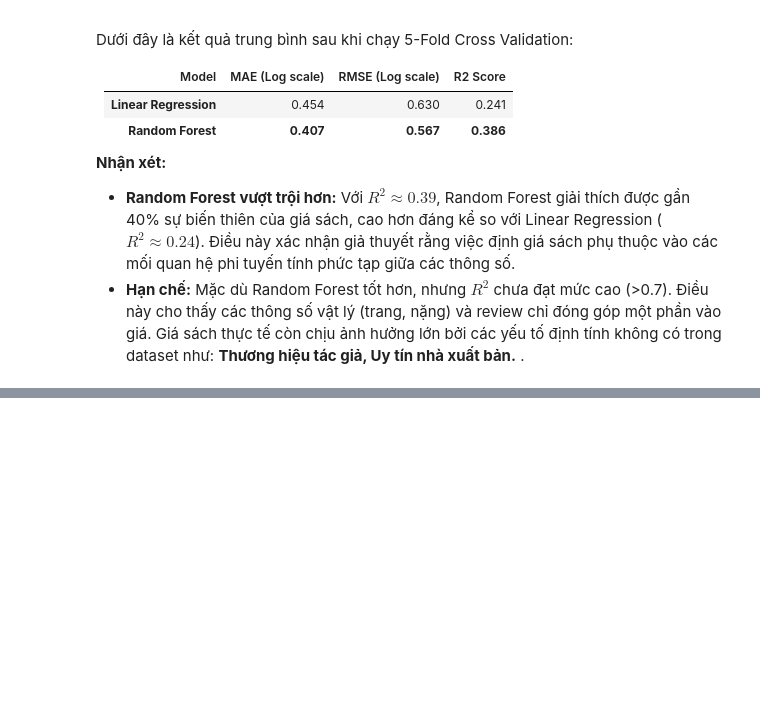
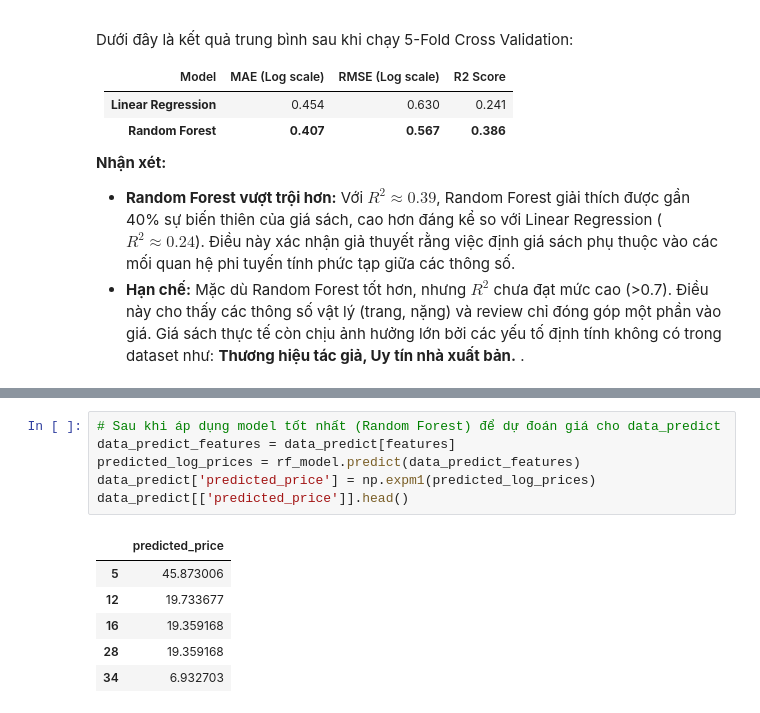
Before and after one commit to dihungg/amazonbook, a Jupyter notebook: Question.ipynb, the cells around one changed output, grey strips where cells are left out. Drawn from its saved outputs; the diff is of its cells as text; blank space fills up the shorter version.

```diff
--- a/Question.ipynb
+++ b/Question.ipynb
@@ -774,0 +800,13 @@ Dưới đây là kết quả trung bình sau khi chạy 5-Fold Cross Validation
+# %%
+# Sau khi áp dụng model tốt nhất (Random Forest) để dự đoán giá cho data_predict
+data_predict_features = data_predict[features]
+predicted_log_prices = rf_model.predict(data_predict_features)
+data_predict['predicted_price'] = np.expm1(predicted_log_prices)
+data_predict[['predicted_price']].head()
+# %% [output]
+|  | predicted_price |
+| 5 | 45.873006 |
+| 12 | 19.733677 |
+| 16 | 19.359168 |
+| 28 | 19.359168 |
+| 34 | 6.932703 |
```
Also changed, not shown: parts of 19 cells of this notebook.
